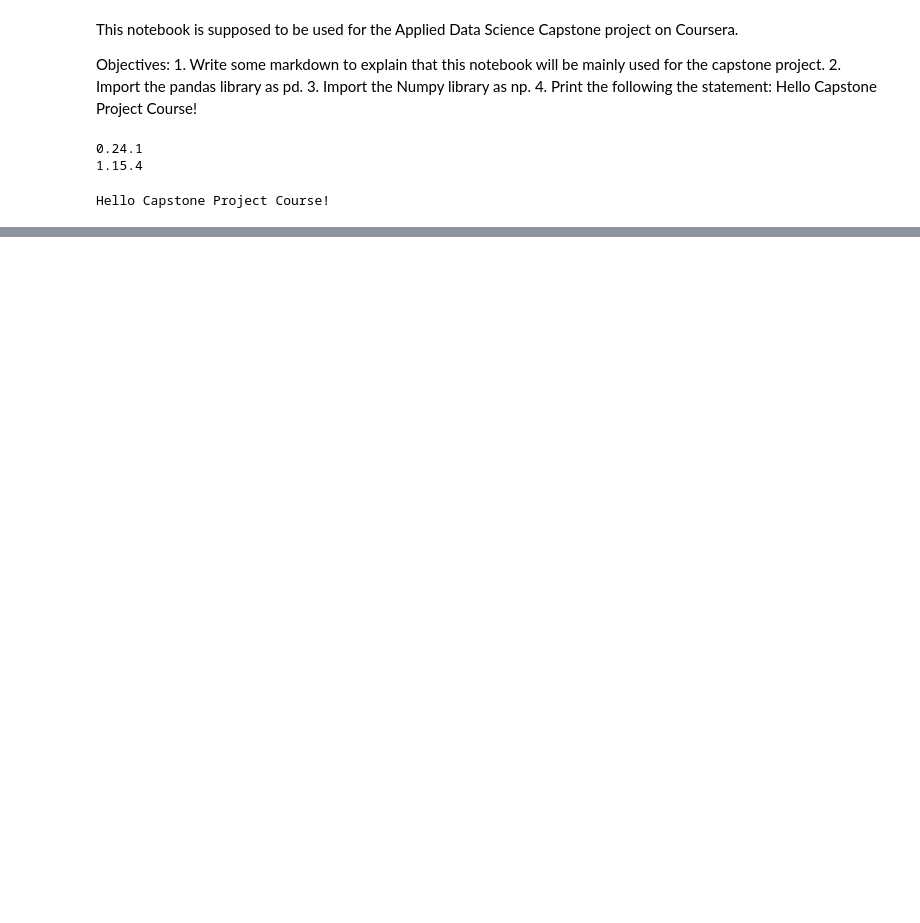
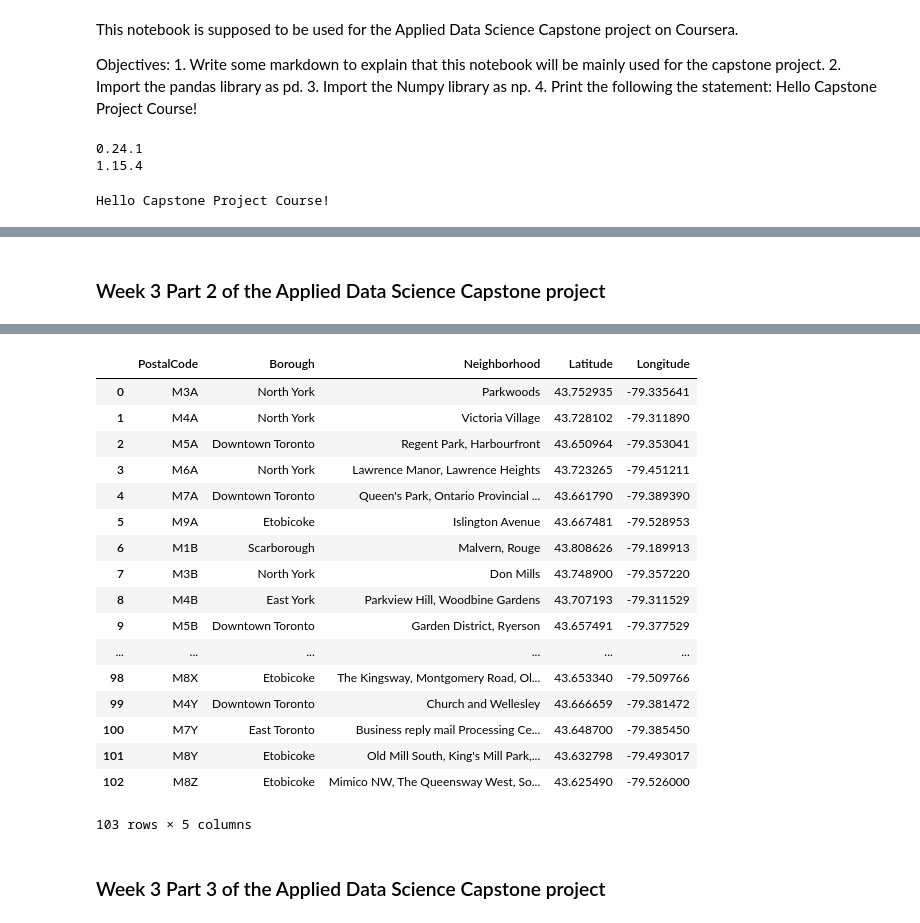
Before and after one commit to kithkinJC/Coursera_Capstone, a Jupyter notebook: Applied Data Science Capstone Project.ipynb, the cells around one changed output, grey strips where cells are left out. Cells and saved outputs as stored; diff of their text form; code cells hidden in the pictures; blank space fills up the shorter version.

```diff
--- a/Applied Data Science Capstone Project.ipynb
+++ b/Applied Data Science Capstone Project.ipynb
@@ -21,0 +69,27 @@ Hello Capstone Project Course!
+# %% [markdown]
+### Week 3 Part 2 of the Applied Data Science Capstone project
+# %%
+!pip install geocoder
+import geocoder # import geocoder
+from geopy.geocoders import Nominatim # convert an address into latitude and longitude values
+
+
+column_names = ['PostalCode', 'Borough', 'Neighborhood', 'Latitude', 'Longitude']
+new_df = pd.DataFrame(columns=column_names)
+
+geolocator = Nominatim(user_agent="my_agent")
+for index, row in df.iterrows():
+    lat_lng_coords = None
+    while(lat_lng_coords is None):
+        g = geocoder.arcgis('{}, Toronto, Ontario'.format(row['PostalCode']))
+        lat_lng_coords = g.latlng
+    latitude = lat_lng_coords[0]
+    longitude = lat_lng_coords[1]
+    new_df = new_df.append({'PostalCode':row['PostalCode'],
+                            'Borough': row['Borough'],
+                            'Neighborhood': row['Neighborhood'],
+                            'Latitude': latitude,
+                            'Longitude': longitude},
+                            ignore_index=True)
+new_df
+# %% [output]
@@ -21,0 +107,20 @@ Hello Capstone Project Course!
+|  | PostalCode | Borough | Neighborhood | Latitude | Longitude |
+| 0 | M3A | North York | Parkwoods | 43.752935 | -79.335641 |
+| 1 | M4A | North York | Victoria Village | 43.728102 | -79.311890 |
+| 2 | M5A | Downtown Toronto | Regent Park, Harbourfront | 43.650964 | -79.353041 |
+| 3 | M6A | North York | Lawrence Manor, Lawrence Heights | 43.723265 | -79.451211 |
+| 4 | M7A | Downtown Toronto | Queen's Park, Ontario Provincial ... | 43.661790 | -79.389390 |
+| 5 | M9A | Etobicoke | Islington Avenue | 43.667481 | -79.528953 |
+| 6 | M1B | Scarborough | Malvern, Rouge | 43.808626 | -79.189913 |
+| 7 | M3B | North York | Don Mills | 43.748900 | -79.357220 |
+| 8 | M4B | East York | Parkview Hill, Woodbine Gardens | 43.707193 | -79.311529 |
+| 9 | M5B | Downtown Toronto | Garden District, Ryerson | 43.657491 | -79.377529 |
+| ... | ... | ... | ... | ... | ... |
+| 98 | M8X | Etobicoke | The Kingsway, Montgomery Road, Ol... | 43.653340 | -79.509766 |
+| 99 | M4Y | Downtown Toronto | Church and Wellesley | 43.666659 | -79.381472 |
+| 100 | M7Y | East Toronto | Business reply mail Processing Ce... | 43.648700 | -79.385450 |
+| 101 | M8Y | Etobicoke | Old Mill South, King's Mill Park,... | 43.632798 | -79.493017 |
+| 102 | M8Z | Etobicoke | Mimico NW, The Queensway West, So... | 43.625490 | -79.526000 |
+103 rows × 5 columns
+# %% [markdown]
+### Week 3 Part 3 of the Applied Data Science Capstone project
```
Also changed, not shown: parts of 13 cells of this notebook.
